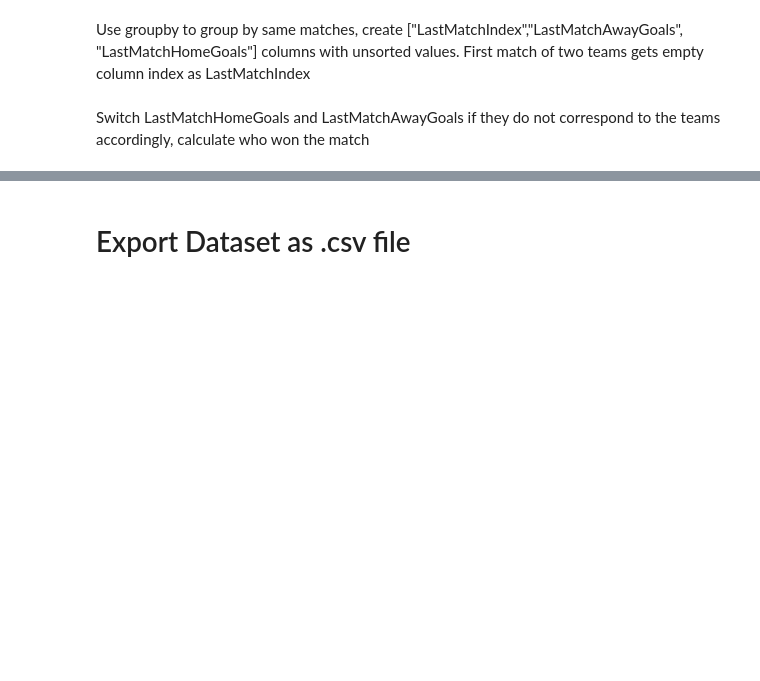
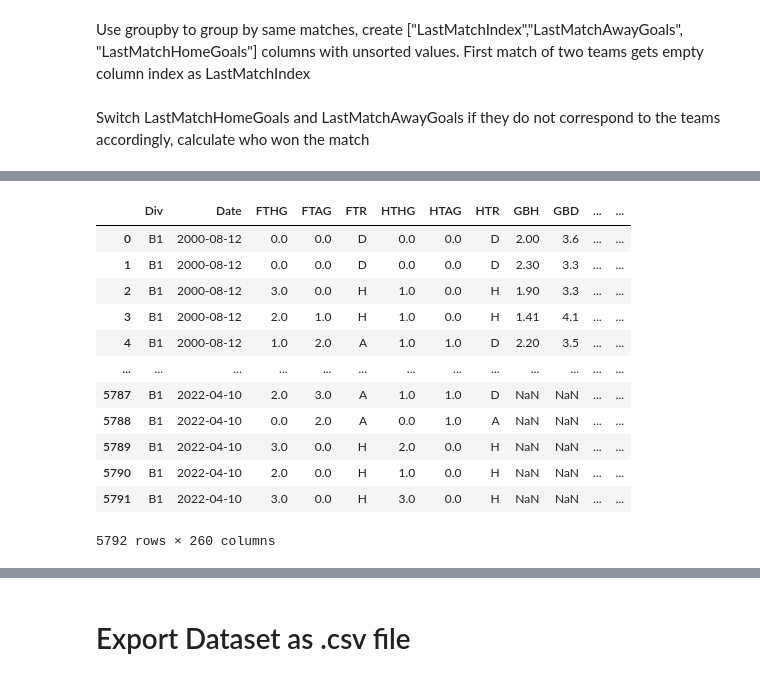
Before and after one commit to balooooooooo/machine-learning-2-coursework, a Jupyter notebook: preprocessing.ipynb, the cells around one changed output, grey strips where cells are left out. Drawn from its saved outputs; the diff is of its cells as text; code cells hidden in the pictures; blank space fills up the shorter version.

```diff
--- a/preprocessing.ipynb
+++ b/preprocessing.ipynb
@@ -737,0 +753,7 @@ df[df["MatchTeams"] == "Chelsea_Liverpool"][["Date","FTHG", "FTAG", "LastMatchHo
+# %%
+display(dfs["df_belgium"].sort_values(by="Date")["HomeTeam"])
+
+for country in dfs:
+    tmp = dfs[country][["HomeTeam", "AwayTeam"]]
+    dfs[country] = pd.get_dummies(dfs[country], columns=["HomeTeam", "AwayTeam"])
+    dfs[country] = pd.concat([dfs[country], tmp], axis=1)
@@ -740,2 +775,36 @@ df[df["MatchTeams"] == "Chelsea_Liverpool"][["Date","FTHG", "FTAG", "LastMatchHo
 
 We will add 4 columns - HomeTeamAvgScored, AwayTeamAvgScored, HomeTeamAvgReceived, AwayTeamAvgReceived
+# %%
+def get_goals_stats(df):
+    df.sort_values(by="Date", inplace=True)
+    df["HomeTeamAvgScored"] = 0
+    df["AwayTeamAvgScored"] = 0
+    df["HomeTeamAvgReceived"] = 0
+    df["AwayTeamAvgReceived"] = 0
+
+    team_list = set.union(set(df["HomeTeam"]), set(df["AwayTeam"]))
+    team_list_received = [f"{team}_received" for team in team_list]
+    df = df.reindex(df.columns.tolist() + list(team_list),axis=1)
+    df = df.reindex(df.columns.tolist() + list(team_list_received),axis=1)
+
+    df.reset_index(inplace=True)
+    for i, row in df.iterrows():
+        home = row["HomeTeam"]
+        away = row["AwayTeam"]
+        df.loc[i, "HomeTeamAvgScored"] = df[home].dropna().mean()
+        df.loc[i, "AwayTeamAvgScored"] = df[away].dropna().mean()
+        df.loc[i, "HomeTeamAvgReceived"] = df[f"{home}_received"].dropna().mean()
+        df.loc[i, "AwayTeamAvgReceived"] = df[f"{away}_received"].dropna().mean()
+        df.loc[i, home] = row["FTHG"]
+        df.loc[i, f"{home}_received"] = row["FTAG"]
+        df.loc[i, away] = row["FTAG"]
+        df.loc[i, f"{away}_received"] = row["FTHG"]
+
+    df.drop(team_list, inplace=True, axis=1)
+    df.drop(team_list_received, inplace=True, axis=1)
+    df.drop(["index"], inplace=True, axis=1)
+    return df
+# %%
+for country in dfs:
+    dfs[country] = get_goals_stats(dfs[country])
+    print(f"done {country}")
@@ -741,0 +823,18 @@ We will add 4 columns - HomeTeamAvgScored, AwayTeamAvgScored, HomeTeamAvgReceive
+# %%
+blg = dfs["df_belgium"]
+# %%
+blg
+# %% [output]
+|  | Div | Date | FTHG | FTAG | FTR | HTHG | HTAG | HTR | GBH | GBD | ... | ... |
+| 0 | B1 | 2000-08-12 | 0.0 | 0.0 | D | 0.0 | 0.0 | D | 2.00 | 3.6 | ... | ... |
+| 1 | B1 | 2000-08-12 | 0.0 | 0.0 | D | 0.0 | 0.0 | D | 2.30 | 3.3 | ... | ... |
+| 2 | B1 | 2000-08-12 | 3.0 | 0.0 | H | 1.0 | 0.0 | H | 1.90 | 3.3 | ... | ... |
+| 3 | B1 | 2000-08-12 | 2.0 | 1.0 | H | 1.0 | 0.0 | H | 1.41 | 4.1 | ... | ... |
+| 4 | B1 | 2000-08-12 | 1.0 | 2.0 | A | 1.0 | 1.0 | D | 2.20 | 3.5 | ... | ... |
+| ... | ... | ... | ... | ... | ... | ... | ... | ... | ... | ... | ... | ... |
+| 5787 | B1 | 2022-04-10 | 2.0 | 3.0 | A | 1.0 | 1.0 | D | NaN | NaN | ... | ... |
+| 5788 | B1 | 2022-04-10 | 0.0 | 2.0 | A | 0.0 | 1.0 | A | NaN | NaN | ... | ... |
+| 5789 | B1 | 2022-04-10 | 3.0 | 0.0 | H | 2.0 | 0.0 | H | NaN | NaN | ... | ... |
+| 5790 | B1 | 2022-04-10 | 2.0 | 0.0 | H | 1.0 | 0.0 | H | NaN | NaN | ... | ... |
+| 5791 | B1 | 2022-04-10 | 3.0 | 0.0 | H | 3.0 | 0.0 | H | NaN | NaN | ... | ... |
+5792 rows × 260 columns
```
Also changed, not shown: parts of 30 cells of this notebook.
